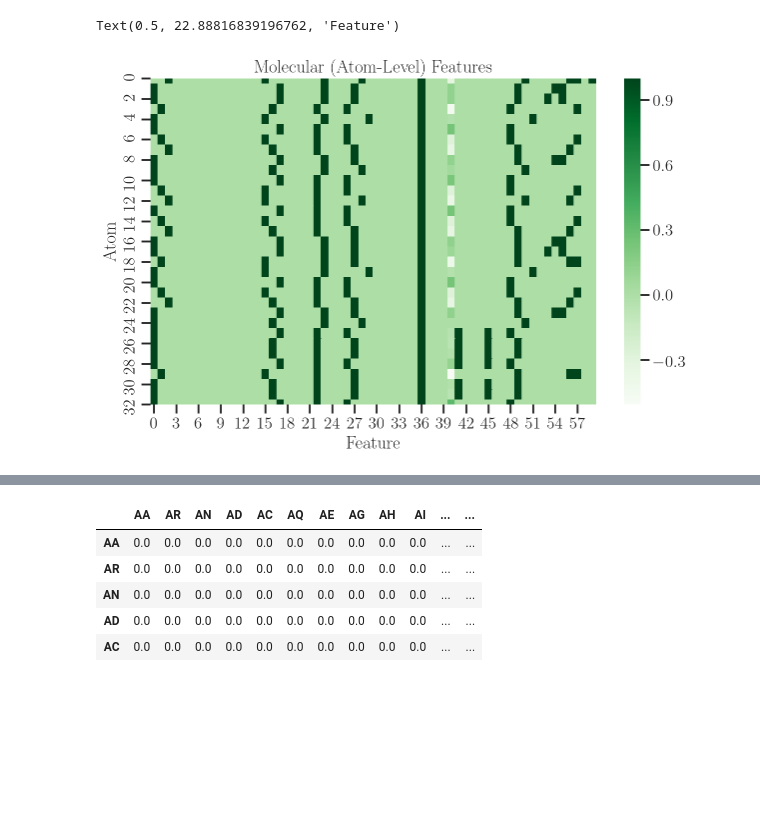
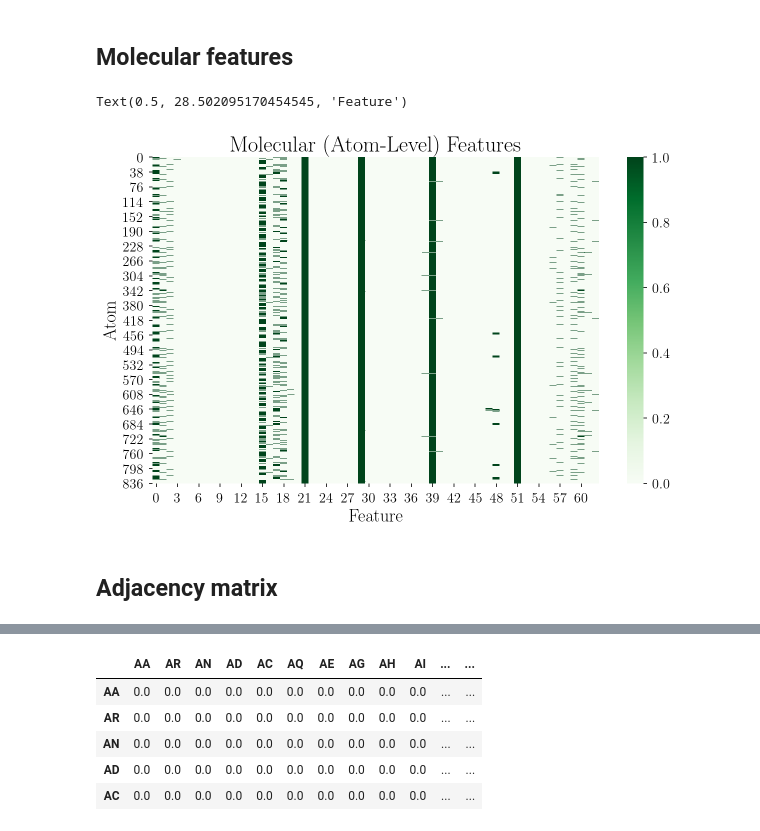
Before and after one commit to ayushkarnawat/profit, a Jupyter notebook: examples/gb1/dataset_exploration.ipynb, the cells around one changed output, grey strips where cells are left out. Saved outputs shown, nothing was run; the diff lists cells and outputs as text; code cells hidden in the pictures; blank space fills up the shorter version.

```diff
--- a/examples/gb1/dataset_exploration.ipynb
+++ b/examples/gb1/dataset_exploration.ipynb
@@ -209,5 +0,0 @@ def construct_adj_matrix(mol, out_size=-1, add_self_loops=True, normalize=True):
-# %%
-mols = Chem.SDMolSupplier('../../data/processed/fitness570-constraints=1-algo=ETKDG.sdf')
-mol_feats = construct_mol_features(mols[0])
-adj_matrix = construct_adj_matrix(mols[0], normalize=True)
-pos_matrix = construct_pos_matrix(mols[0])
@@ -213,0 +58,3 @@ pos_matrix = construct_pos_matrix(mols[0])
+# %%
+mutator = PDBMutator(fmt="tertiary", rootdir="../../data/tmp", cache=False)
+mol = mutator.mutate("3gb1", replace_with={39: "T", 40: "N", 41: "T", 54: "Y"})
@@ -214,12 +78,20 @@ pos_matrix = construct_pos_matrix(mols[0])
+# %%
+atom_feats = mol_feats.construct_mol_features(mol)
+adj_matrix = mol_feats.construct_adj_matrix(mol, normalize=True)
+pos_matrix = mol_feats.construct_pos_matrix(mol)
+# %% [markdown]
+## Molecular features
 # %%
 plt.figure(figsize=(10,6))
-sns.heatmap(mol_feats, cmap="Greens")
+sns.heatmap(atom_feats, cmap="Greens")
 plt.title('Molecular (Atom-Level) Features')
 plt.ylabel('Atom')
 plt.xlabel('Feature')
 # %% [output]
-Text(0.5, 22.88816839196762, 'Feature')
+Text(0.5, 28.502095170454545, 'Feature')
-[figure, old version]
+[figure, new version]
+# %% [markdown]
+## Adjacency matrix
 # %%
 plt.figure(figsize=(10,10))
 sns.heatmap(adj_matrix, cmap='Blues', square=True)
```
Also changed, not shown: parts of 25 cells of this notebook.
